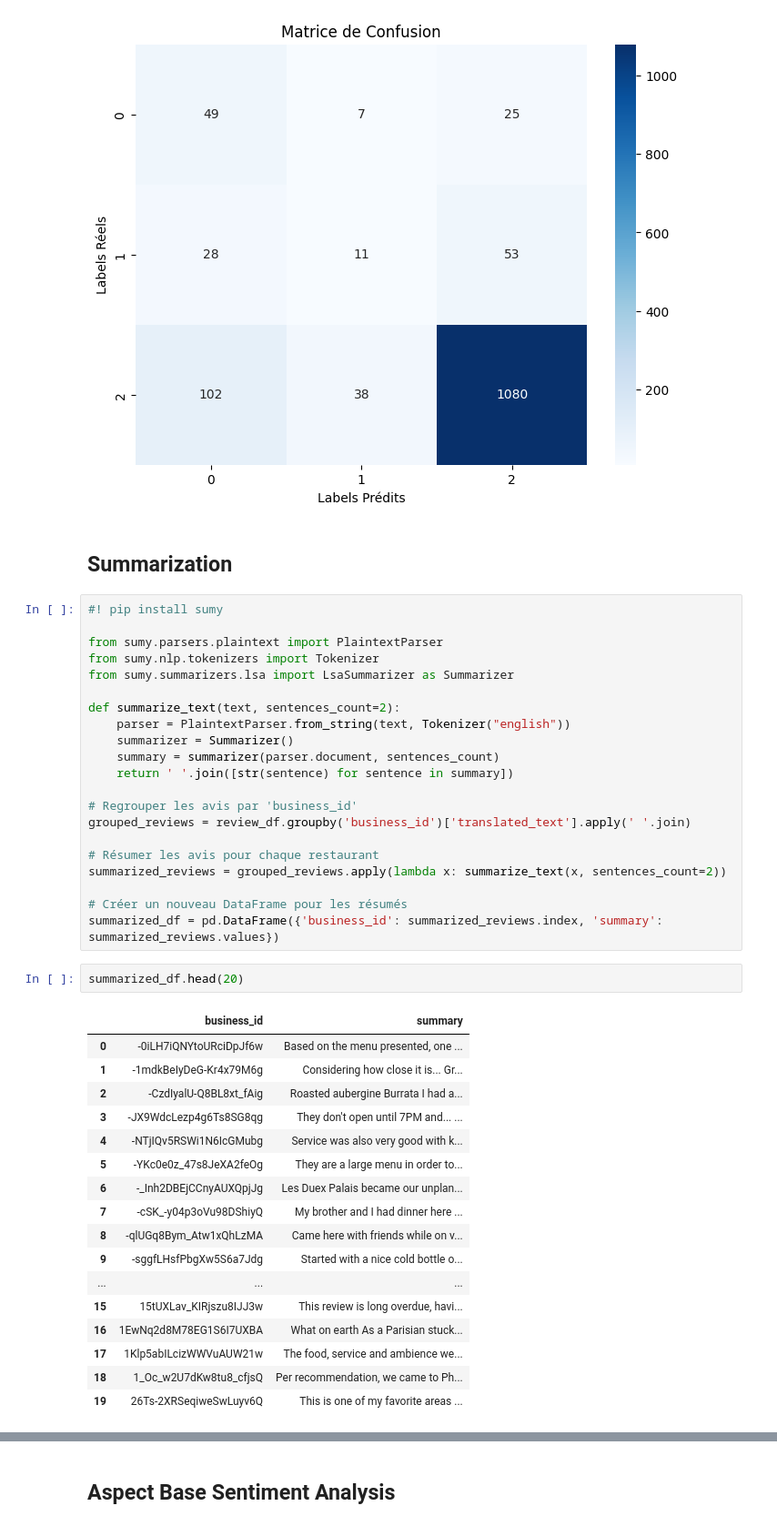
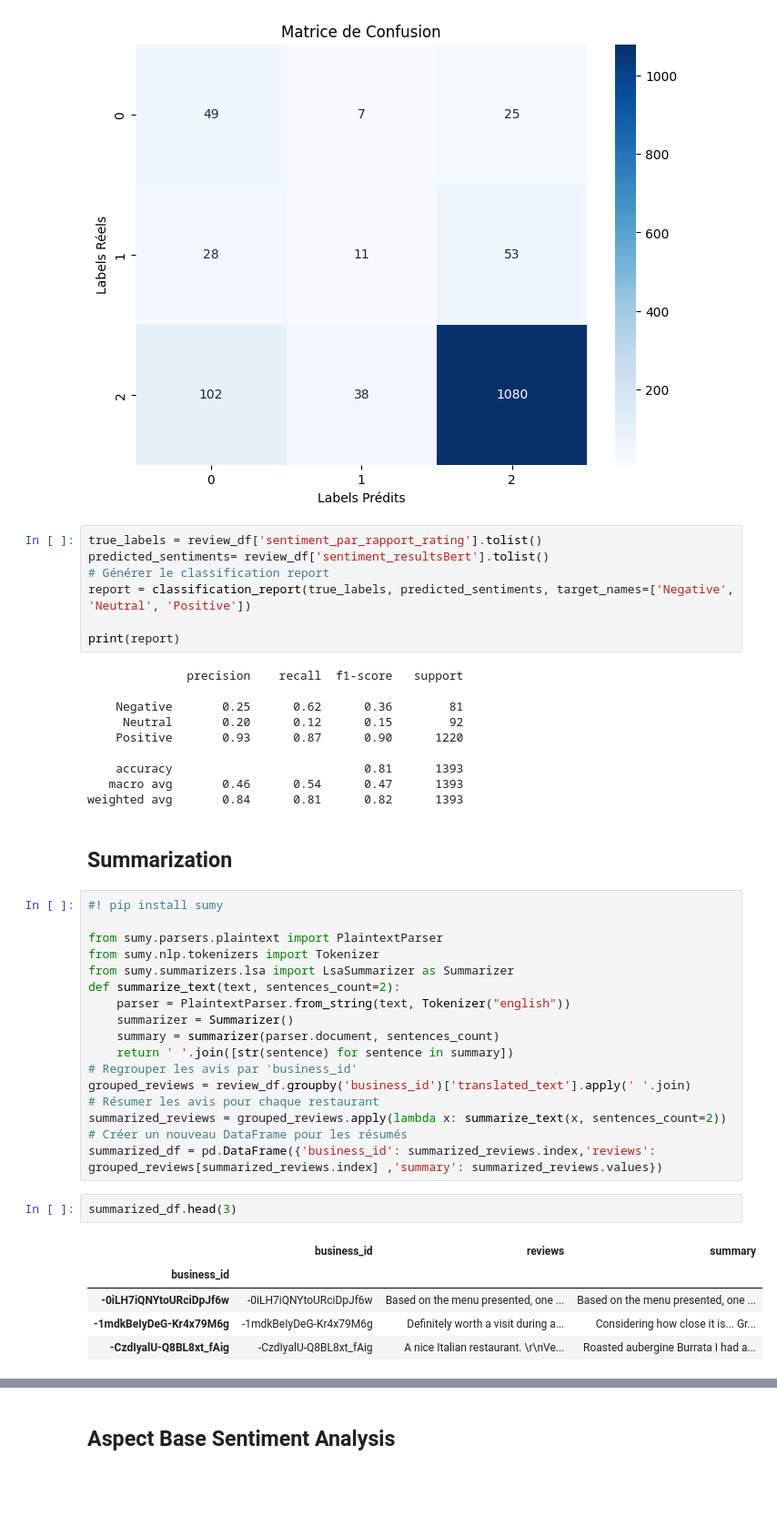
Before and after one commit to soraps/Projet2_NLP, a Jupyter notebook: NLP_Project_2_Analysis.ipynb, the cells around one changed output, grey strips where cells are left out. Shown at 91% size. Saved outputs shown, nothing was run; the diff lists cells and outputs as text; blank space fills up the shorter version.

```diff
--- a/NLP_Project_2_Analysis.ipynb
+++ b/NLP_Project_2_Analysis.ipynb
@@ -854,6 +850,23 @@ ax.set_title('Matrice de Confusion')
 plt.show()
 # %% [output]
 [figure]
+# %%
+true_labels = review_df['sentiment_par_rapport_rating'].tolist()
+predicted_sentiments= review_df['sentiment_resultsBert'].tolist()
+# Générer le classification report
+report = classification_report(true_labels, predicted_sentiments, target_names=['Negative', 'Neutral', 'Positive'])
+
+print(report)
+# %% [output]
+              precision    recall  f1-score   support
+
+    Negative       0.25      0.62      0.36        81
+     Neutral       0.20      0.12      0.15        92
+    Positive       0.93      0.87      0.90      1220
+
+    accuracy                           0.81      1393
+   macro avg       0.46      0.54      0.47      1393
+weighted avg       0.84      0.81      0.82      1393
 # %% [markdown]
 ## Summarization
 # %%
@@ -862,41 +875,25 @@ plt.show()
 from sumy.parsers.plaintext import PlaintextParser
 from sumy.nlp.tokenizers import Tokenizer
 from sumy.summarizers.lsa import LsaSummarizer as Summarizer
-
 def summarize_text(text, sentences_count=2):
     parser = PlaintextParser.from_string(text, Tokenizer("english"))
     summarizer = Summarizer()
     summary = summarizer(parser.document, sentences_count)
     return ' '.join([str(sentence) for sentence in summary])
-
 # Regrouper les avis par 'business_id'
 grouped_reviews = review_df.groupby('business_id')['translated_text'].apply(' '.join)
-
 # Résumer les avis pour chaque restaurant
 summarized_reviews = grouped_reviews.apply(lambda x: summarize_text(x, sentences_count=2))
-
 # Créer un nouveau DataFrame pour les résumés
-summarized_df = pd.DataFrame({'business_id': summarized_reviews.index, 'summary': summarized_reviews.values})
+summarized_df = pd.DataFrame({'business_id': summarized_reviews.index,'reviews': grouped_reviews[summarized_reviews.index] ,'summary': summarized_reviews.values})
 # %%
-summarized_df.head(20)
+summarized_df.head(3)
 # %% [output]
-|  | business_id | summary |
-| 0 | -0iLH7iQNYtoURciDpJf6w | Based on the menu presented, one ... |
-| 1 | -1mdkBeIyDeG-Kr4x79M6g | Considering how close it is... Gr... |
-| 2 | -CzdIyalU-Q8BL8xt_fAig | Roasted aubergine Burrata I had a... |
-| 3 | -JX9WdcLezp4g6Ts8SG8qg | They don't open until 7PM and... ... |
-| 4 | -NTjIQv5RSWi1N6IcGMubg | Service was also very good with k... |
-| 5 | -YKc0e0z_47s8JeXA2feOg | They are a large menu in order to... |
-| 6 | -_Inh2DBEjCCnyAUXQpjJg | Les Duex Palais became our unplan... |
-| 7 | -cSK_-y04p3oVu98DShiyQ | My brother and I had dinner here ... |
-| 8 | -qlUGq8Bym_Atw1xQhLzMA | Came here with friends while on v... |
-| 9 | -sggfLHsfPbgXw5S6a7Jdg | Started with a nice cold bottle o... |
-| ... | ... | ... |
-| 15 | 15tUXLav_KIRjszu8IJJ3w | This review is long overdue, havi... |
-| 16 | 1EwNq2d8M78EG1S6I7UXBA | What on earth As a Parisian stuck... |
-| 17 | 1Klp5abILcizWWVuAUW21w | The food, service and ambience we... |
-| 18 | 1_Oc_w2U7dKw8tu8_cfjsQ | Per recommendation, we came to Ph... |
-| 19 | 26Ts-2XRSeqiweSwLuyv6Q | This is one of my favorite areas ... |
+|  | business_id | reviews | summary |
+| business_id |  |  |  |
+| -0iLH7iQNYtoURciDpJf6w | -0iLH7iQNYtoURciDpJf6w | Based on the menu presented, one ... | Based on the menu presented, one ... |
+| -1mdkBeIyDeG-Kr4x79M6g | -1mdkBeIyDeG-Kr4x79M6g | Definitely worth a visit during a... | Considering how close it is... Gr... |
+| -CzdIyalU-Q8BL8xt_fAig | -CzdIyalU-Q8BL8xt_fAig | A nice Italian restaurant. \r\nVe... | Roasted aubergine Burrata I had a... |
 # %%
 import random
 
```
Also changed, not shown: parts of 19 cells of this notebook, 6 other files.
